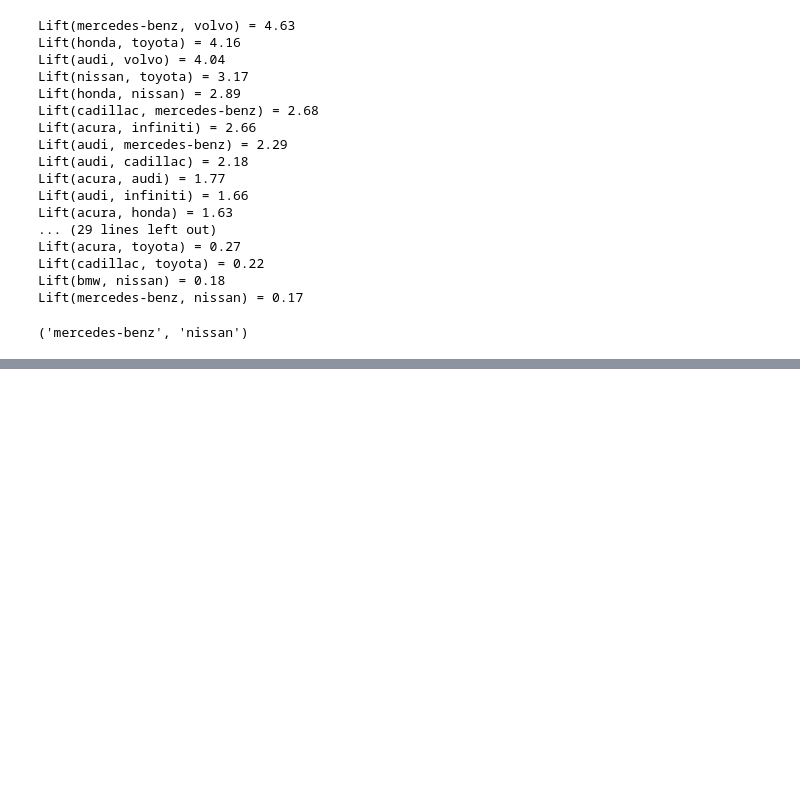
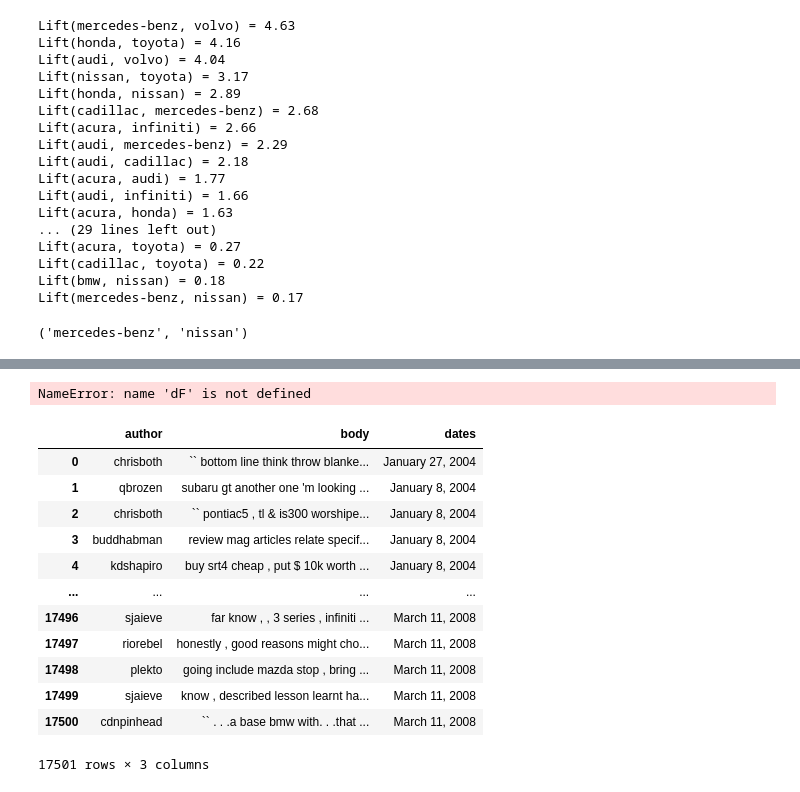
Before and after one commit to raithal98/edmunds-brand-association, a Jupyter notebook: B_C.ipynb, the cells around one changed output, grey strips where cells are left out. Cells and saved outputs as stored; diff of their text form; code cells hidden in the pictures; blank space fills up the shorter version.

```diff
--- a/B_C.ipynb
+++ b/B_C.ipynb
@@ -262,0 +305,20 @@ plt.show()
+# %%
+dF
+# %% [output]
+NameError: name 'dF' is not defined
+# %%
+df
+# %% [output]
+|  | author | body | dates |
+| 0 | chrisboth | `` bottom line think throw blanke... | January 27, 2004 |
+| 1 | qbrozen | subaru gt another one 'm looking ... | January 8, 2004 |
+| 2 | chrisboth | `` pontiac5 , tl & is300 worshipe... | January 8, 2004 |
+| 3 | buddhabman | review mag articles relate specif... | January 8, 2004 |
+| 4 | kdshapiro | buy srt4 cheap , put $ 10k worth ... | January 8, 2004 |
+| ... | ... | ... | ... |
+| 17496 | sjaieve | far know , , 3 series , infiniti ... | March 11, 2008 |
+| 17497 | riorebel | honestly , good reasons might cho... | March 11, 2008 |
+| 17498 | plekto | going include mazda stop , bring ... | March 11, 2008 |
+| 17499 | sjaieve | know , described lesson learnt ha... | March 11, 2008 |
+| 17500 | cdnpinhead | `` . . .a base bmw with. . .that ... | March 11, 2008 |
+17501 rows × 3 columns
```
Also changed, not shown: parts of 10 cells of this notebook.
